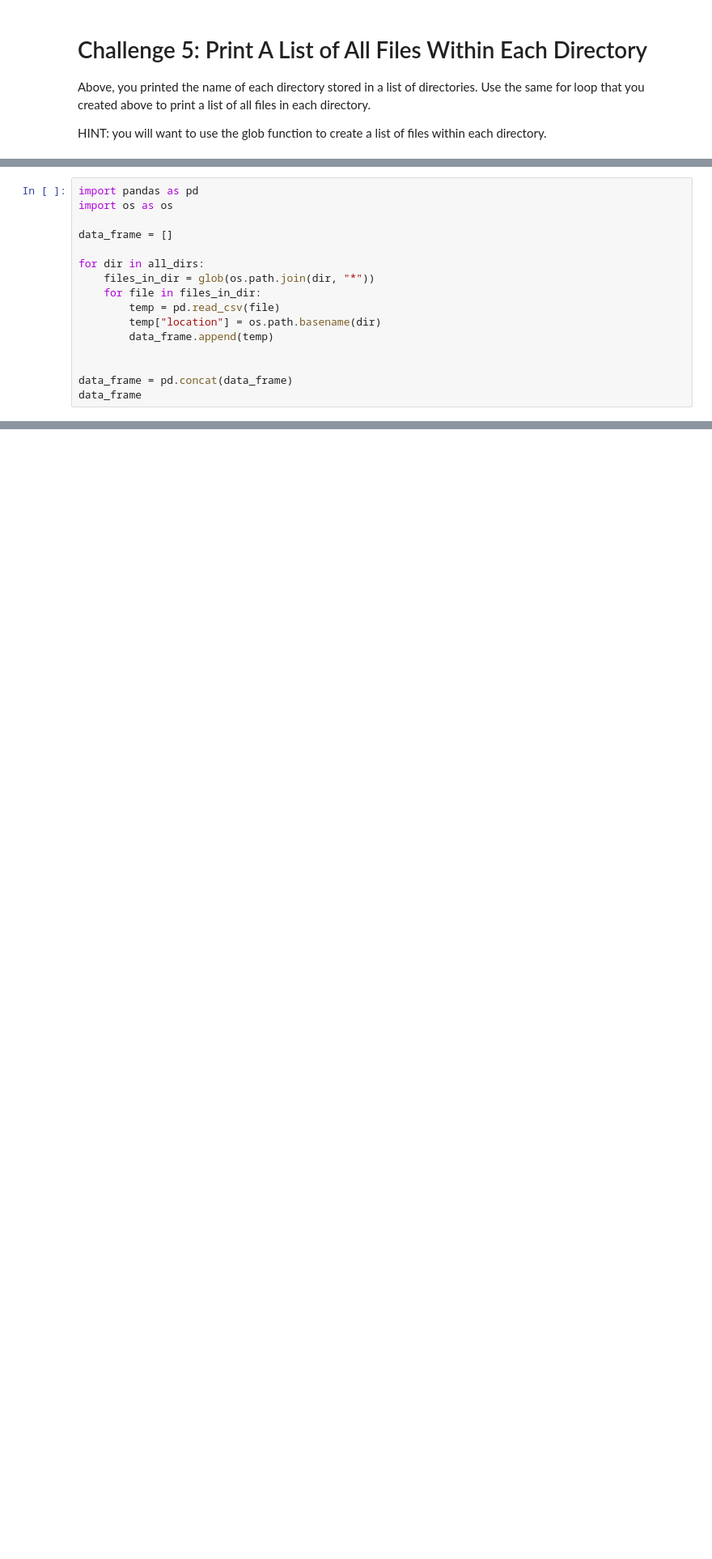
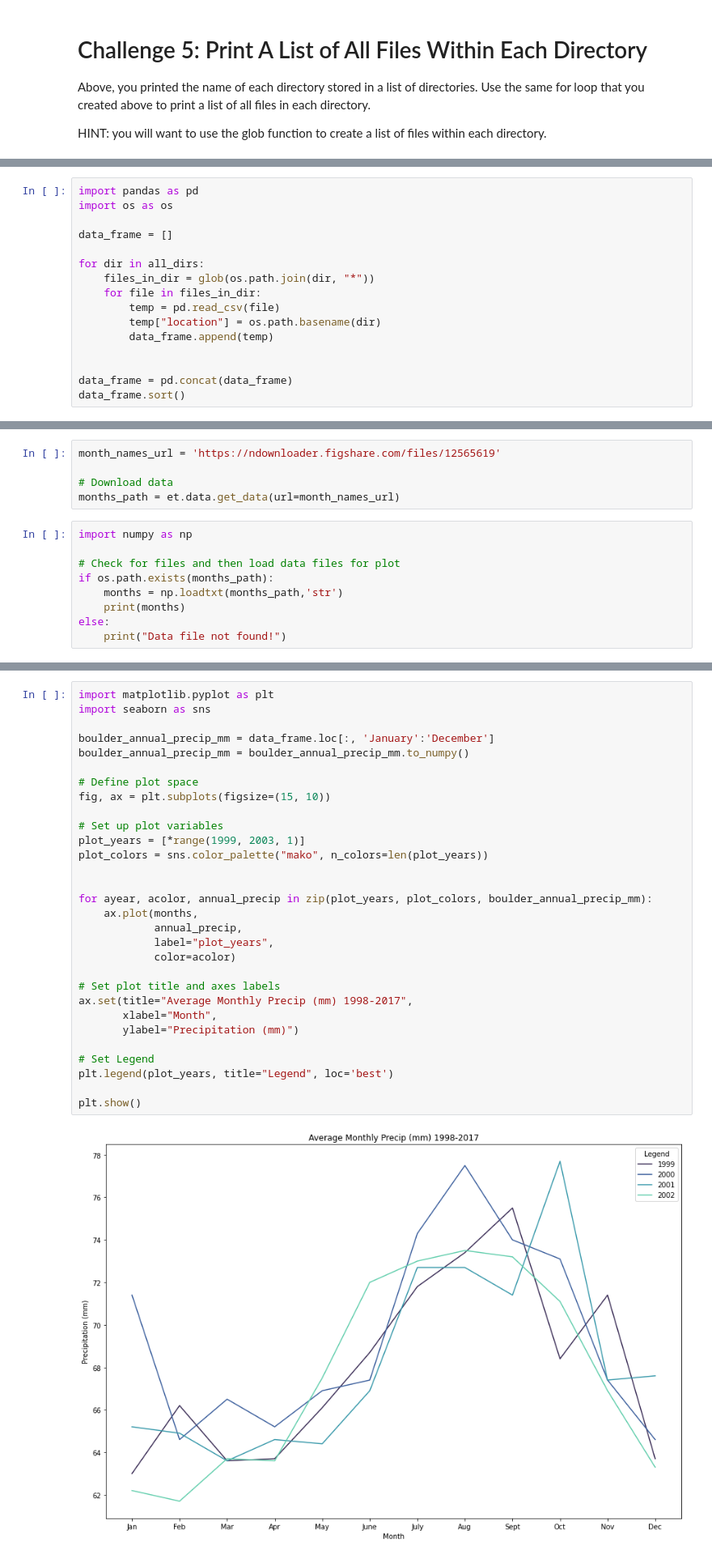
Before and after one commit to JudithAment/earth-analytics-bootcamp, a Jupyter notebook: intro-textbook/chapter-17/lesson-5-loops-exercise.ipynb, the cells around one changed output, grey strips where cells are left out. Shown at 81% size. Saved outputs shown, nothing was run; the diff lists cells and outputs as text; blank space fills up the shorter version.

Commit message:
add graph

```diff
--- a/intro-textbook/chapter-17/lesson-5-loops-exercise.ipynb
+++ b/intro-textbook/chapter-17/lesson-5-loops-exercise.ipynb
@@ -129,7 +129,7 @@ for dir in all_dirs:
 
 
 data_frame = pd.concat(data_frame)
-data_frame
+data_frame.sort()
 # %% [output]
 |  | Year | January | February | March | April | May | June | July | August | September | October | ... |
 | 0 | 2002 | 63.0 | 66.2 | 63.6 | 63.7 | 66.1 | 68.7 | 71.8 | 73.4 | 75.5 | 68.4 | ... |
@@ -142,3 +142,17 @@ data_frame
 | 0 | 1999 | 56.1 | 56.6 | 58.7 | 68.3 | 72.7 | 80.6 | 80.9 | 82.9 | 81.3 | 79.1 | ... |
 | 0 | 2003 | 58.9 | 61.8 | 66.4 | 61.5 | 74.2 | 81.1 | 87.0 | 83.5 | 85.0 | 82.7 | ... |
 | 0 | 2002 | 55.8 | 62.9 | 63.5 | 66.9 | 74.5 | 84.2 | 82.8 | 82.1 | 84.5 | 75.7 | ... |
+# %%
+month_names_url = 'https://ndownloader.figshare.com/files/12565619'
+
+# Download data
+months_path = et.data.get_data(url=month_names_url)
+# %%
+import numpy as np
+
+# Check for files and then load data files for plot
+if os.path.exists(months_path):
+    months = np.loadtxt(months_path,'str')
+    print(months)
+else:
+    print("Data file not found!")
@@ -145,3 +182,35 @@ data_frame
+# %%
+import matplotlib.pyplot as plt
+import seaborn as sns
+
+boulder_annual_precip_mm = data_frame.loc[:, 'January':'December']
+boulder_annual_precip_mm = boulder_annual_precip_mm.to_numpy()
+
+# Define plot space
+fig, ax = plt.subplots(figsize=(15, 10))
+
+# Set up plot variables
+plot_years = [*range(1999, 2003, 1)]
+plot_colors = sns.color_palette("mako", n_colors=len(plot_years))
+
+
+for ayear, acolor, annual_precip in zip(plot_years, plot_colors, boulder_annual_precip_mm):
+    ax.plot(months,
+            annual_precip,
+            label="plot_years",
+            color=acolor)
+
+# Set plot title and axes labels
+ax.set(title="Average Monthly Precip (mm) 1998-2017",
+       xlabel="Month",
+       ylabel="Precipitation (mm)")
+
+# Set Legend
+plt.legend(plot_years, title="Legend", loc='best')
+
+plt.show()
+# %% [output]
+[figure, added]
 # %%
 sandiego = data_frame[data_frame['location'] == "San-Diego"]
 sandiego["January"].mean().round(2)
```
Also changed, not shown: parts of 1 cell of this notebook.
